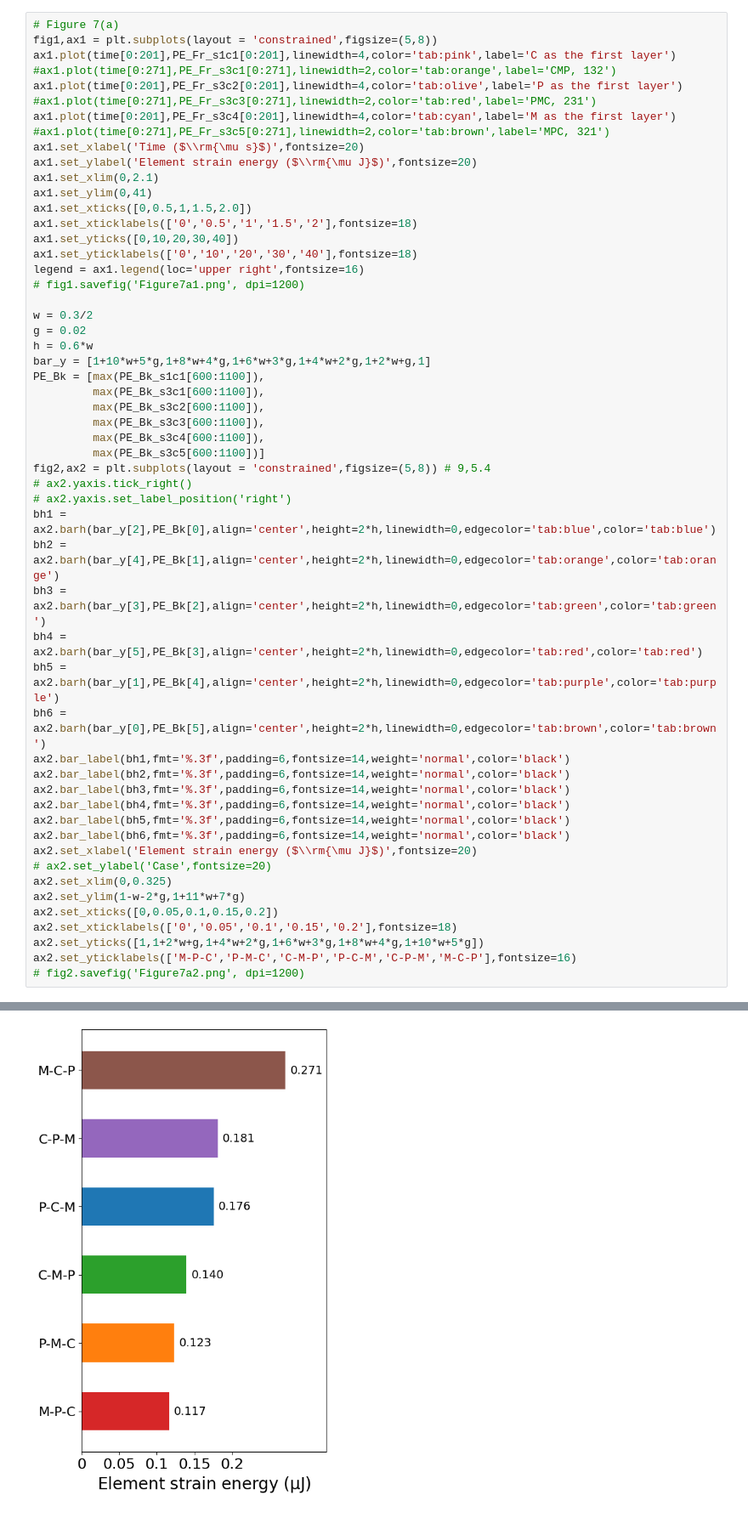
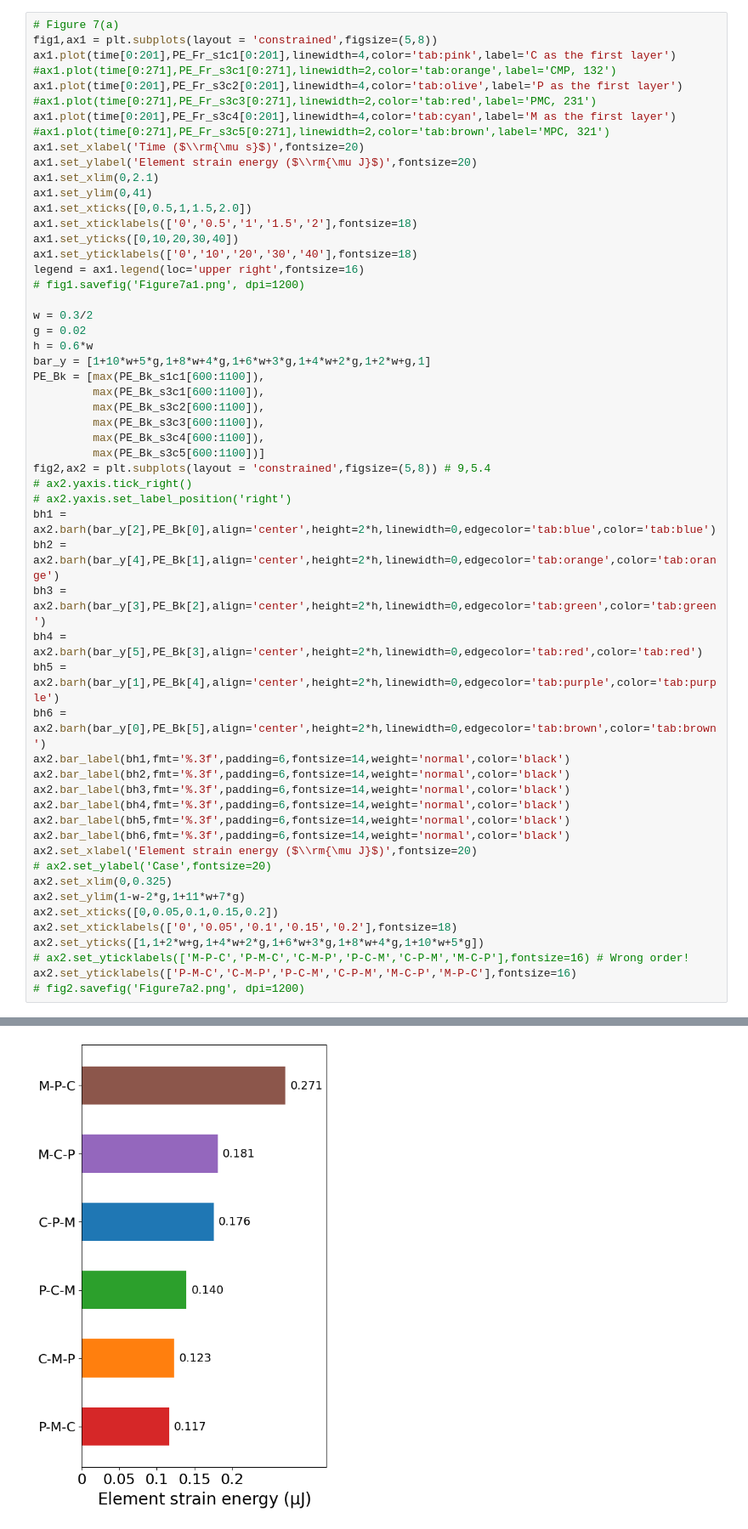
Before and after one commit to hzhangolemiss/VUMAT-DSGZs, a Jupyter notebook: results/Figure7.ipynb, the cells around one changed output, grey strips where cells are left out. Shown: that part at 85% size. Cells and saved outputs as stored; diff of their text form.

```diff
--- a/results/Figure7.ipynb
+++ b/results/Figure7.ipynb
@@ -454,6 +454,7 @@ ax2.set_ylim(1-w-2*g,1+11*w+7*g)
 ax2.set_xticks([0,0.05,0.1,0.15,0.2])
 ax2.set_xticklabels(['0','0.05','0.1','0.15','0.2'],fontsize=18)
 ax2.set_yticks([1,1+2*w+g,1+4*w+2*g,1+6*w+3*g,1+8*w+4*g,1+10*w+5*g])
-ax2.set_yticklabels(['M-P-C','P-M-C','C-M-P','P-C-M','C-P-M','M-C-P'],fontsize=16)
+# ax2.set_yticklabels(['M-P-C','P-M-C','C-M-P','P-C-M','C-P-M','M-C-P'],fontsize=16) # Wrong order!
+ax2.set_yticklabels(['P-M-C','C-M-P','P-C-M','C-P-M','M-C-P','M-P-C'],fontsize=16)
 # fig2.savefig('Figure7a2.png', dpi=1200)
 # %% [output]
@@ -460,5 +467,5 @@ ax2.set_yticklabels(['M-P-C','P-M-C','C-M-P','P-C-M','C-P-M','M-C-P'],fontsize=1
 [figure]
-[figure, old version]
+[figure, new version]
 # %%
 # Figure 7(b)
 fig3,ax3 = plt.subplots(layout = 'constrained',figsize=(5,8))
```
Also changed, not shown: parts of 2 cells of this notebook.
